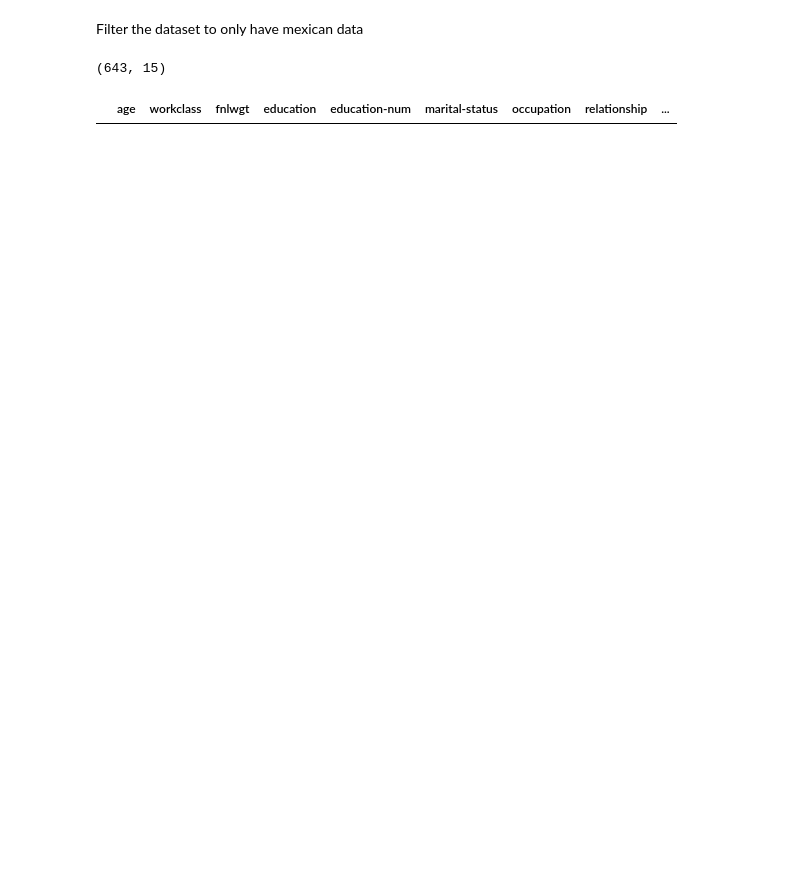
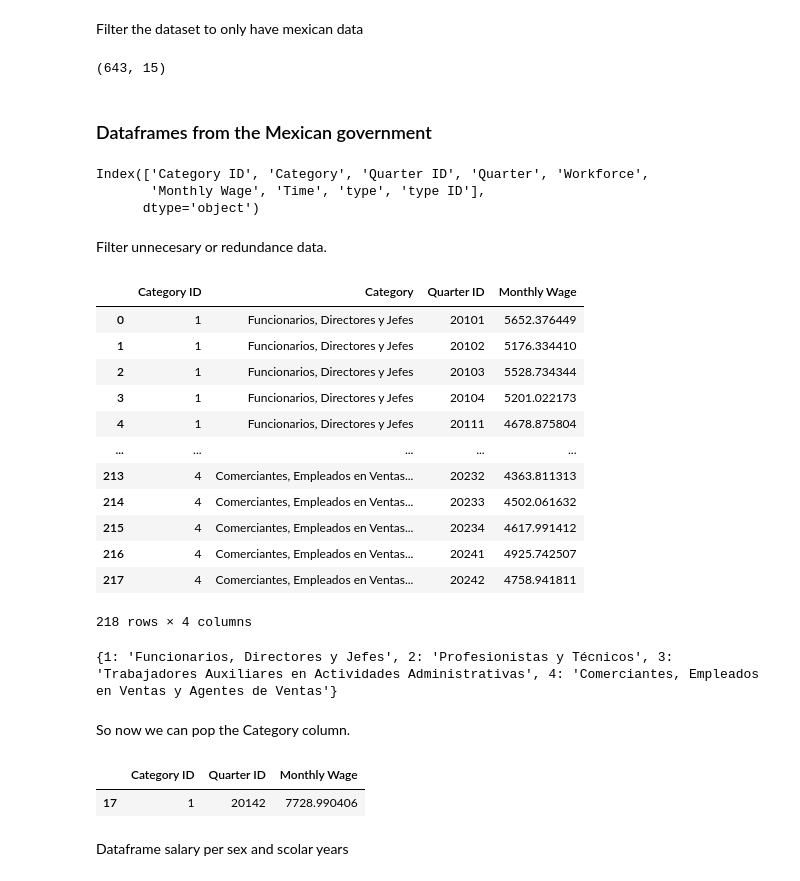
Before and after one commit to Joacimxd/MachineLearningProject, a Jupyter notebook: ProjectNotebook.ipynb, the cells around one changed output. Saved outputs shown, nothing was run; the diff lists cells and outputs as text; code cells hidden in the pictures; blank space fills up the shorter version.

```diff
--- a/ProjectNotebook.ipynb
+++ b/ProjectNotebook.ipynb
@@ -24,6 +27,34 @@ df.shape
 # %% [output]
 (643, 15)
-# %%
-df[df['salary'] == '>50K']
-# %% [output]
-|  | age | workclass | fnlwgt | education | education-num | marital-status | occupation | relationship | ... |
+# %% [markdown]
+### Dataframes from the Mexican government
+# %%
+path = '.\\Documents\\MachineLearningProject\\Profesionistas y Tecnicos\\Evolucion-poblacion-ocupada-trabajadores-totales\\Evolucion-poblacion-ocupada-trabajadores-totales.csv'
+professionals_df = pd.read_csv(path)
+professionals_df.sample()
+professionals_df.columns
+# %% [output]
+Index(['Category ID', 'Category', 'Quarter ID', 'Quarter', 'Workforce',
+       'Monthly Wage', 'Time', 'type', 'type ID'],
+      dtype='object')
+# %% [markdown]
+Filter unnecesary or redundance data.
+# %%
+columns_to_pop = ['type', 'type ID', 'Workforce', 'Time', 'Quarter']
+for column in columns_to_pop:
+    professionals_df.pop(column)
+professionals_df
+# %% [output]
+|  | Category ID | Category | Quarter ID | Monthly Wage |
+| 0 | 1 | Funcionarios, Directores y Jefes | 20101 | 5652.376449 |
+| 1 | 1 | Funcionarios, Directores y Jefes | 20102 | 5176.334410 |
+| 2 | 1 | Funcionarios, Directores y Jefes | 20103 | 5528.734344 |
+| 3 | 1 | Funcionarios, Directores y Jefes | 20104 | 5201.022173 |
+| 4 | 1 | Funcionarios, Directores y Jefes | 20111 | 4678.875804 |
+| ... | ... | ... | ... | ... |
+| 213 | 4 | Comerciantes, Empleados en Ventas... | 20232 | 4363.811313 |
+| 214 | 4 | Comerciantes, Empleados en Ventas... | 20233 | 4502.061632 |
+| 215 | 4 | Comerciantes, Empleados en Ventas... | 20234 | 4617.991412 |
+| 216 | 4 | Comerciantes, Empleados en Ventas... | 20241 | 4925.742507 |
+| 217 | 4 | Comerciantes, Empleados en Ventas... | 20242 | 4758.941811 |
+218 rows × 4 columns
@@ -29,0 +68,14 @@ df[df['salary'] == '>50K']
+# %%
+print(category_dict)
+# %% [output]
+{1: 'Funcionarios, Directores y Jefes', 2: 'Profesionistas y Técnicos', 3: 'Trabajadores Auxiliares en Actividades Administrativas', 4: 'Comerciantes, Empleados en Ventas y Agentes de Ventas'}
+# %% [markdown]
+So now we can pop the Category column.
+# %%
+professionals_df.pop('Category')
+professionals_df.sample()
+# %% [output]
+|  | Category ID | Quarter ID | Monthly Wage |
+| 17 | 1 | 20142 | 7728.990406 |
+# %% [markdown]
+Dataframe salary per sex and scolar years
```
Also changed, not shown: parts of 36 cells of this notebook.
